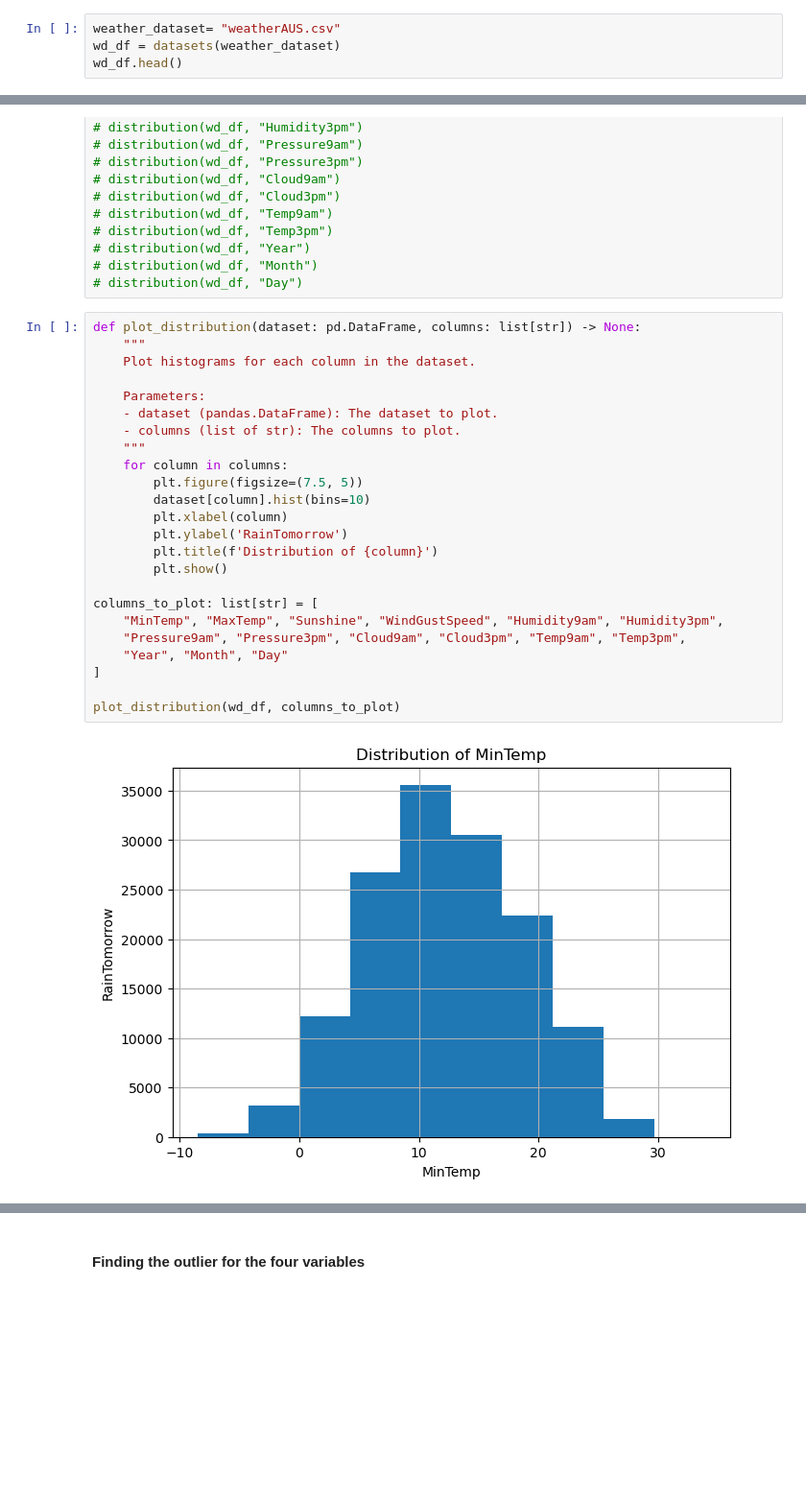
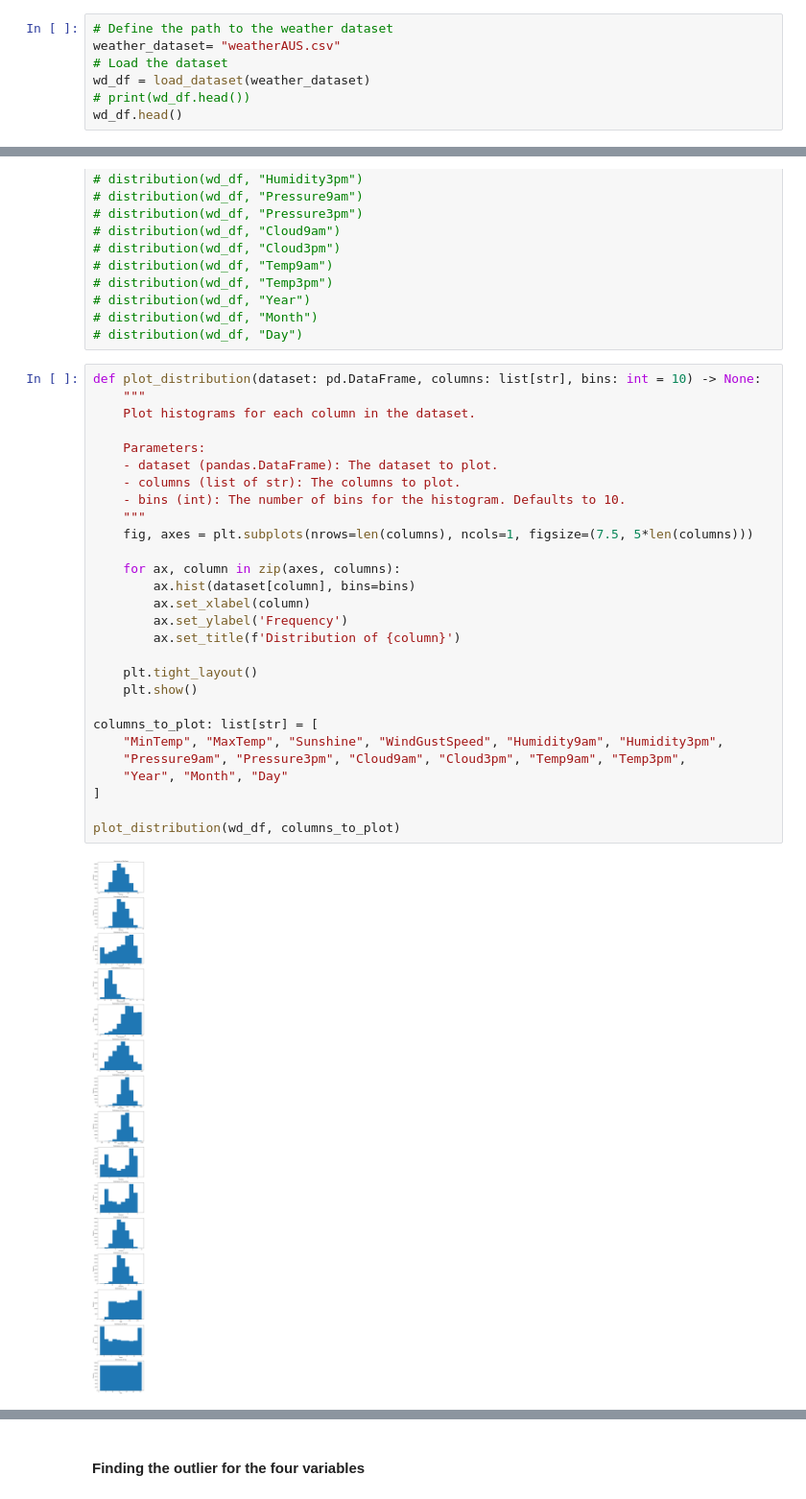
Before and after one commit to BeefaceData/Logistic_Regression_Tutorial, a Jupyter notebook: Logistic_Regression_Tutorial.ipynb, the cells around one changed output, grey strips where cells are left out. Shown at 96% size. Drawn from its saved outputs; the diff is of its cells as text; blank space fills up the shorter version.

```diff
--- a/Logistic_Regression_Tutorial.ipynb
+++ b/Logistic_Regression_Tutorial.ipynb
@@ -11,6 +34,9 @@ def datasets(df):
 # %%
+# Define the path to the weather dataset
 weather_dataset= "weatherAUS.csv"
-wd_df = datasets(weather_dataset)
+# Load the dataset
+wd_df = load_dataset(weather_dataset)
+# print(wd_df.head())
 wd_df.head()
 # %% [output]
 |  | Date | Location | MinTemp | MaxTemp | Rainfall | Evaporation | Sunshine | WindGustDir | WindGustSpeed | ... |
@@ -906,28 +911,32 @@ plt.show()
 # distribution(wd_df, "Month")
 # distribution(wd_df, "Day")
 # %%
-def plot_distribution(dataset: pd.DataFrame, columns: list[str]) -> None:
+def plot_distribution(dataset: pd.DataFrame, columns: list[str], bins: int = 10) -> None:
     """
     Plot histograms for each column in the dataset.
 
     Parameters:
     - dataset (pandas.DataFrame): The dataset to plot.
     - columns (list of str): The columns to plot.
+    - bins (int): The number of bins for the histogram. Defaults to 10.
     """
-    for column in columns:
-        plt.figure(figsize=(7.5, 5))
-        dataset[column].hist(bins=10)
-        plt.xlabel(column)
-        plt.ylabel('RainTomorrow')
-        plt.title(f'Distribution of {column}')
-        plt.show()
+    fig, axes = plt.subplots(nrows=len(columns), ncols=1, figsize=(7.5, 5*len(columns)))
+
+    for ax, column in zip(axes, columns):
+        ax.hist(dataset[column], bins=bins)
+        ax.set_xlabel(column)
+        ax.set_ylabel('Frequency')
+        ax.set_title(f'Distribution of {column}')
+
+    plt.tight_layout()
+    plt.show()
 
 columns_to_plot: list[str] = [
     "MinTemp", "MaxTemp", "Sunshine", "WindGustSpeed", "Humidity9am", "Humidity3pm",
     "Pressure9am", "Pressure3pm", "Cloud9am", "Cloud3pm", "Temp9am", "Temp3pm",
     "Year", "Month", "Day"
 ]
 
 plot_distribution(wd_df, columns_to_plot)
 # %% [output]
-[figure, old version]
+[figure, new version]
```
Also changed, not shown: parts of 10 cells of this notebook.
